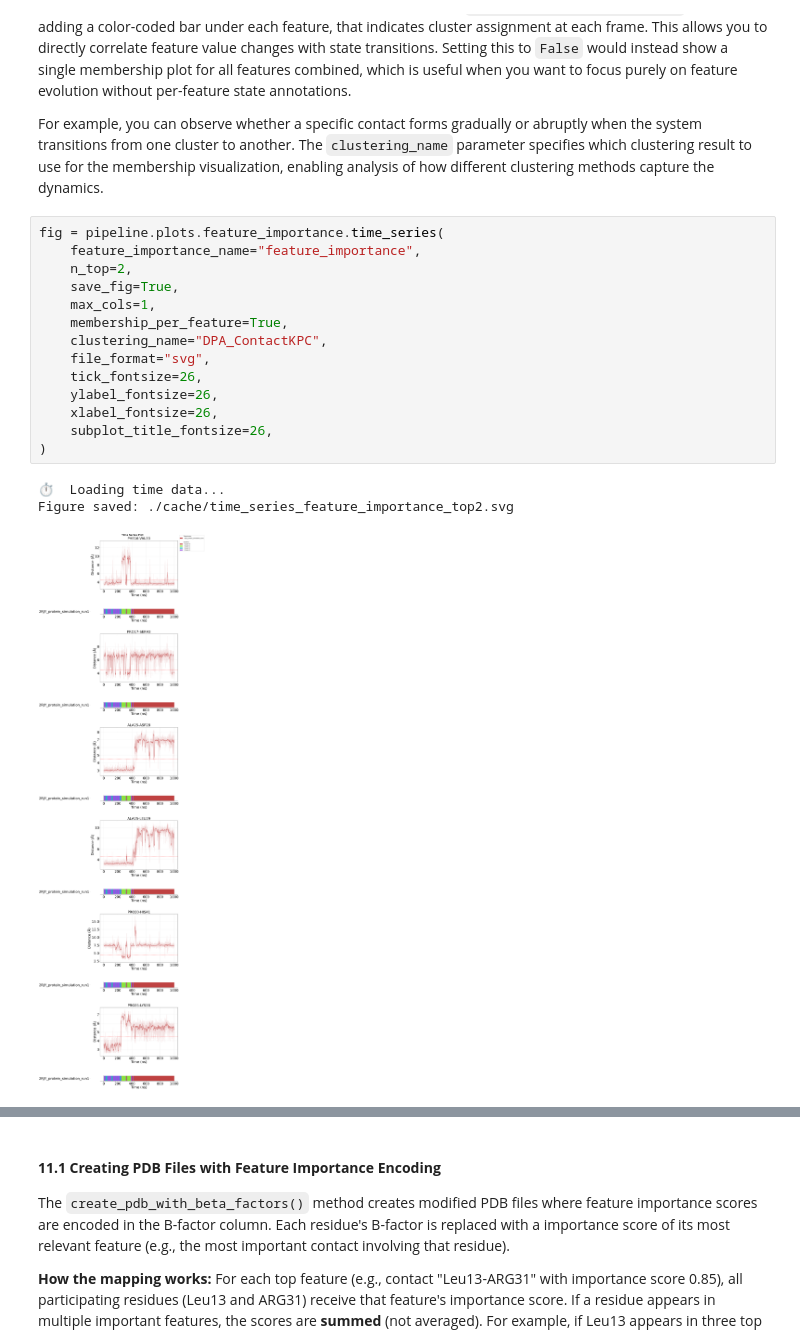
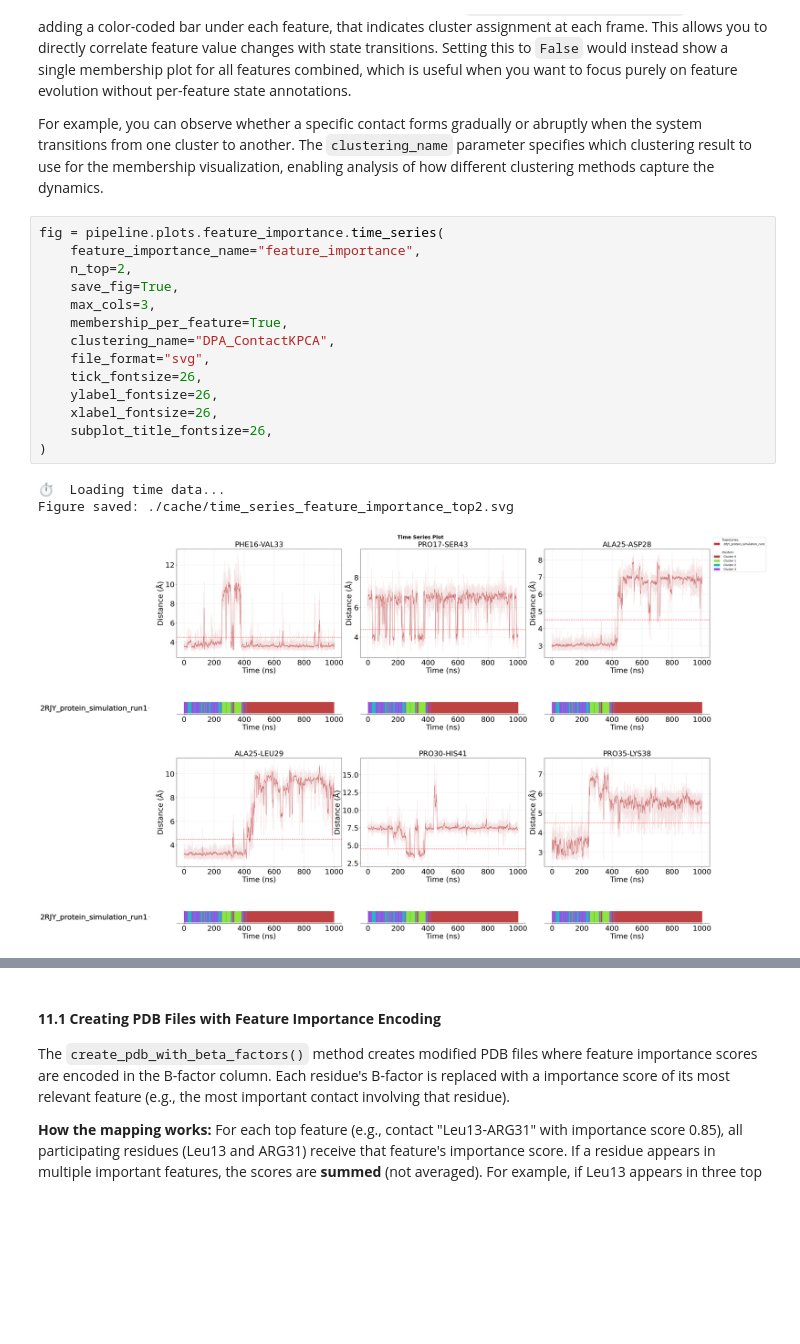
Before and after one commit to maximilian-salomon/mdxplain, a Jupyter notebook: tutorials/02_VillinHeadpiece_Full_Analysis.ipynb, the cells around one changed output, grey strips where cells are left out. Cells and saved outputs as stored; diff of their text form; blank space fills up the shorter version.

```diff
--- a/tutorials/02_VillinHeadpiece_Full_Analysis.ipynb
+++ b/tutorials/02_VillinHeadpiece_Full_Analysis.ipynb
@@ -462,21 +435,21 @@ clustering methods capture the dynamics.
 # %%
 fig = pipeline.plots.feature_importance.time_series(
     feature_importance_name="feature_importance",
     n_top=2,
     save_fig=True,
-    max_cols=1,
+    max_cols=3,
     membership_per_feature=True,
-    clustering_name="DPA_ContactKPC",
+    clustering_name="DPA_ContactKPCA",
     file_format="svg",
     tick_fontsize=26,
     ylabel_fontsize=26,
     xlabel_fontsize=26,
     subplot_title_fontsize=26,
 )
 # %% [output]
 ⏱️  Loading time data...
 Figure saved: ./cache/time_series_feature_importance_top2.svg
-[figure, old version]
+[figure, new version]
 # %% [markdown]
 ### **Step 11: Structural Visualization of Feature Importance**
 
```
Also changed, not shown: parts of 20 cells of this notebook.
